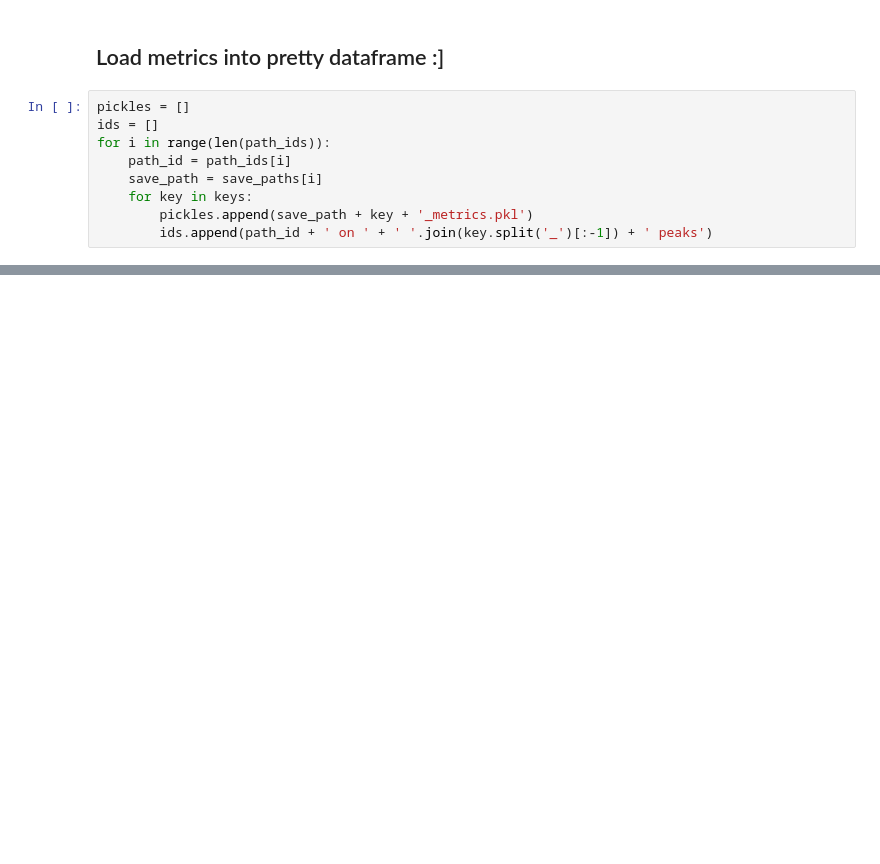
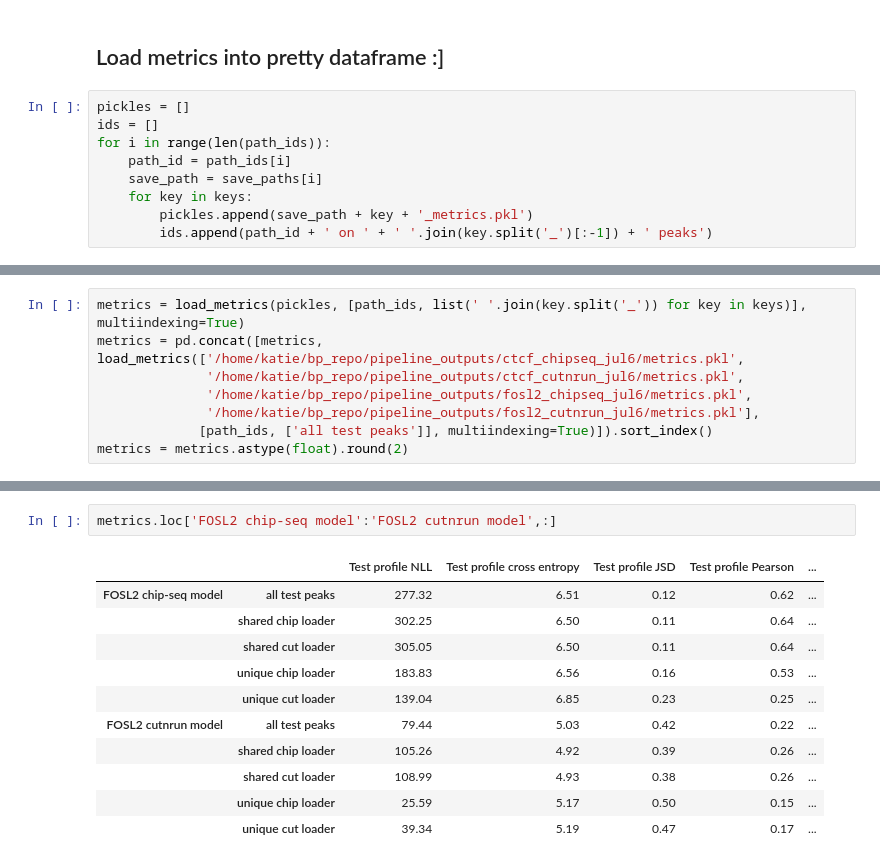
Before and after one commit to katie-sp/bpnet-internship, a Jupyter notebook: reports/katie_notebooks/summer2022_analysis/metrics_across_subsets.ipynb, the cells around one changed output, grey strips where cells are left out. Drawn from its saved outputs; the diff is of its cells as text; blank space fills up the shorter version.

```diff
--- a/reports/katie_notebooks/summer2022_analysis/metrics_across_subsets.ipynb
+++ b/reports/katie_notebooks/summer2022_analysis/metrics_across_subsets.ipynb
@@ -184,0 +274,8 @@ metrics
+# %%
+metrics = load_metrics(pickles, [path_ids, list(' '.join(key.split('_')) for key in keys)], multiindexing=True)
+metrics = pd.concat([metrics, load_metrics(['/home/katie/bp_repo/pipeline_outputs/ctcf_chipseq_jul6/metrics.pkl',
+              '/home/katie/bp_repo/pipeline_outputs/ctcf_cutnrun_jul6/metrics.pkl',
+              '/home/katie/bp_repo/pipeline_outputs/fosl2_chipseq_jul6/metrics.pkl',
+              '/home/katie/bp_repo/pipeline_outputs/fosl2_cutnrun_jul6/metrics.pkl'],
+             [path_ids, ['all test peaks']], multiindexing=True)]).sort_index()
+metrics = metrics.astype(float).round(2)
@@ -184,0 +300,14 @@ metrics
+# %%
+metrics.loc['FOSL2 chip-seq model':'FOSL2 cutnrun model',:]
+# %% [output]
+|  |  | Test profile NLL | Test profile cross entropy | Test profile JSD | Test profile Pearson | ... |
+| FOSL2 chip-seq model | all test peaks | 277.32 | 6.51 | 0.12 | 0.62 | ... |
+|  | shared chip loader | 302.25 | 6.50 | 0.11 | 0.64 | ... |
+|  | shared cut loader | 305.05 | 6.50 | 0.11 | 0.64 | ... |
+|  | unique chip loader | 183.83 | 6.56 | 0.16 | 0.53 | ... |
+|  | unique cut loader | 139.04 | 6.85 | 0.23 | 0.25 | ... |
+| FOSL2 cutnrun model | all test peaks | 79.44 | 5.03 | 0.42 | 0.22 | ... |
+|  | shared chip loader | 105.26 | 4.92 | 0.39 | 0.26 | ... |
+|  | shared cut loader | 108.99 | 4.93 | 0.38 | 0.26 | ... |
+|  | unique chip loader | 25.59 | 5.17 | 0.50 | 0.15 | ... |
+|  | unique cut loader | 39.34 | 5.19 | 0.47 | 0.17 | ... |
```
Also changed, not shown: parts of 12 cells of this notebook, 3 other files.
